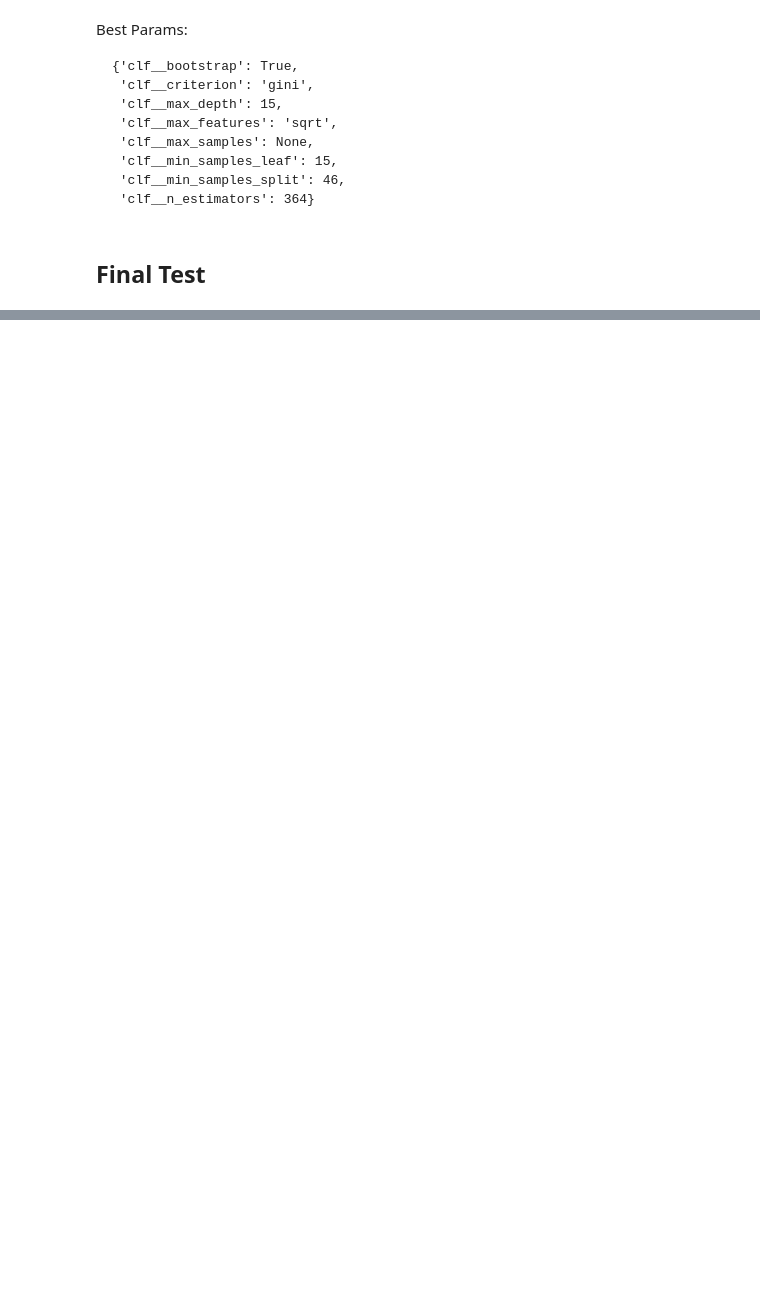
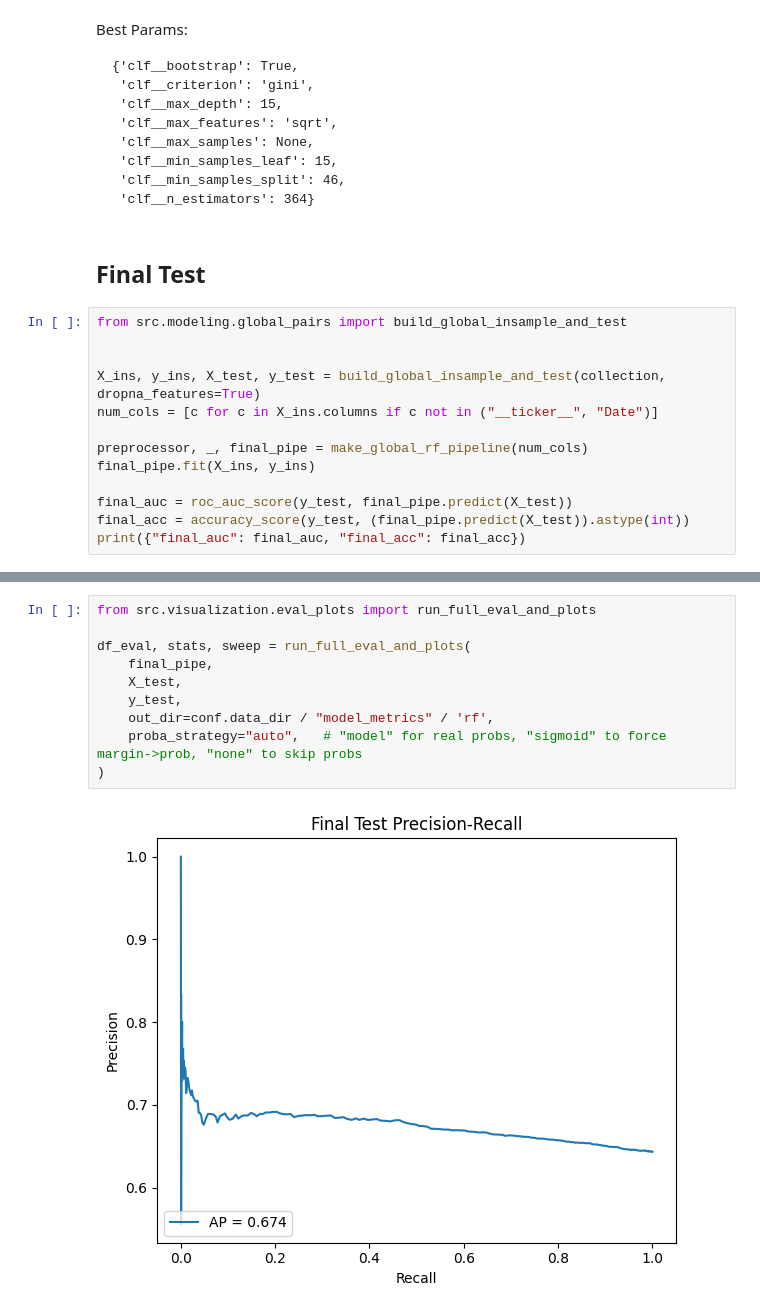
Before and after one commit to meaton96/StockPrediction, a Jupyter notebook: notebooks/04_RandomForest.ipynb, the cells around one changed output, grey strips where cells are left out. Cells and saved outputs as stored; diff of their text form; blank space fills up the shorter version.

Commit message:
Random Forest wrap up and look at feature importance

````diff
--- a/notebooks/04_RandomForest.ipynb
+++ b/notebooks/04_RandomForest.ipynb
@@ -163,3 +159,16 @@ Best Params:
  ```
 # %% [markdown]
 ## Final Test
+# %%
+from src.modeling.global_pairs import build_global_insample_and_test
+
+
+X_ins, y_ins, X_test, y_test = build_global_insample_and_test(collection, dropna_features=True)
+num_cols = [c for c in X_ins.columns if c not in ("__ticker__", "Date")]
+
+preprocessor, _, final_pipe = make_global_rf_pipeline(num_cols)
+final_pipe.fit(X_ins, y_ins)
+
+final_auc = roc_auc_score(y_test, final_pipe.predict(X_test))
+final_acc = accuracy_score(y_test, (final_pipe.predict(X_test)).astype(int))
+print({"final_auc": final_auc, "final_acc": final_acc})
@@ -165,0 +196,12 @@ Best Params:
+# %%
+from src.visualization.eval_plots import run_full_eval_and_plots
+
+df_eval, stats, sweep = run_full_eval_and_plots(
+    final_pipe,
+    X_test,
+    y_test,
+    out_dir=conf.data_dir / "model_metrics" / 'rf',
+    proba_strategy="auto",   # "model" for real probs, "sigmoid" to force margin->prob, "none" to skip probs
+)
+# %% [output]
+[figure, added]
````
Also changed, not shown: parts of 8 cells of this notebook, 7 other files.
